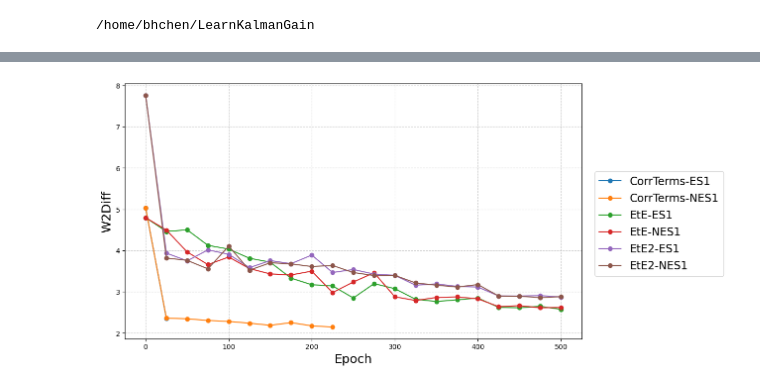
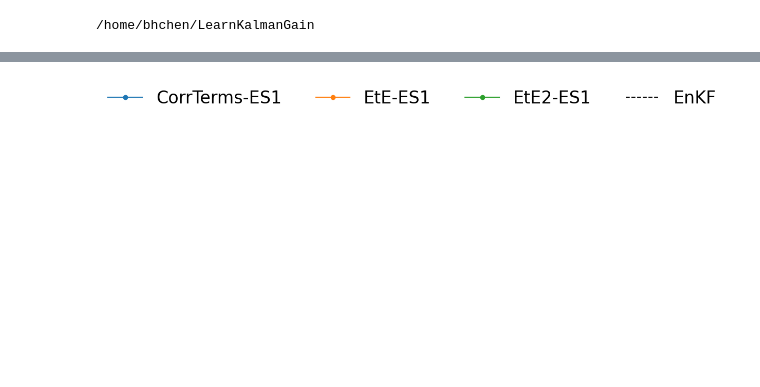
Before and after one commit to wispcarey/Proper-Scoring-Ensemble-Filter, a Jupyter notebook: test_notebooks/plot_linear.ipynb, the cells around one changed output, grey strips where cells are left out. Drawn from its saved outputs; the diff is of its cells as text; code cells hidden in the pictures; blank space fills up the shorter version.

```diff
--- a/test_notebooks/plot_linear.ipynb
+++ b/test_notebooks/plot_linear.ipynb
@@ -74,71 +74,49 @@ def parse_metrics_from_file(filepath):
     # Return the three lists containing the extracted values.
     return rrmse_list, rcrps_list, covdiff_list
 # %%
-# --- 1. Setup your experiment data ---
-# Define the folder and method names for your experiments.
-folder_names = ['2025-06-26_20-53linear_1_10_60_8192_es_joint_CorrTerms',
-                '2025-06-26_21-24linear_1_10_60_8192_nes_joint_CorrTerms',
-                '2025-06-26_22-32linear_1_10_60_8192_es_joint_EtE',
-                '2025-06-27_00-16linear_1_10_60_8192_nes_joint_EtE',
-                '2025-06-27_02-02linear_1_10_60_8192_es_joint_EtE2',
-                '2025-06-27_03-36linear_1_10_60_8192_nes_joint_EtE2'
-                ]
+EnKF_RRMSE = 0.605
+EnKF_RCRPS = 0.524
+EnKF_W2 = 2.055
 
-method_names = ['CorrTerms-ES1', 'CorrTerms-NES1',
-                'EtE-ES1', 'EtE-NES1',
-                'EtE2-ES1', 'EtE2-NES1'
-                ]
+folder_names = ['2025-06-28_21-46linear_1_10_60_8192_es_joint_CorrTerms',
+                '2025-06-28_21-46linear_1_10_60_8192_es_joint_EtE2',
+                '2025-06-28_21-46linear_1_10_60_8192_es_joint_EtE',
+               ]
 
-# Define the x-axis values (epochs).
-test_epochs = torch.arange(0, 501, 25)
+method_names = ['CorrTerms-ES1',
+                'EtE-ES1',
+                'EtE2-ES1',
+               ]
 
-# --- 2. Create the individual plots ---
-# Create three separate figures and axes, one for each metric.
+test_epochs = torch.arange(0, 1001, 25)
+
 fig_rrmse, ax_rrmse = plt.subplots(figsize=(10, 6))
 fig_rcrps, ax_rcrps = plt.subplots(figsize=(10, 6))
-fig_covdiff, ax_covdiff = plt.subplots(figsize=(10, 6))
 fig_w2diff, ax_w2diff = plt.subplots(figsize=(10, 6))
 
-# --- 3. Loop through files, parse data, and draw lines on all plots ---
-# Iterate through each folder and corresponding method name.
 for i, folder_name in enumerate(folder_names):
-    # Construct the full path to the output file.
     file_name = os.path.join('save', folder_name, 'training_records.pt')
     data = torch.load(file_name)
 
-    # Call the function to extract data from the file.
-    rrmse, rcrps, cov_diff, w2_diff = data.get('mean_rrmse'), data.get('mean_rcrps'), data.get('mean_cov_diff'), data.get('mean_w2_diff')
+    rrmse, rcrps, w2_diff = data.get('mean_rrmse'), data.get('mean_rcrps'), data.get('mean_w2_diff')
 
-    # Check if data was successfully extracted.
-    if not rrmse or not rcrps or not cov_diff:
+    if not rrmse or not rcrps or not w2_diff:
         print(f"Skipping plot for {folder_name} due to missing data.")
         continue
 
-    # Skip the first data point as in your original code.
-    # rrmse, rcrps, cov_diff = rrmse[1:], rcrps[1:], cov_diff[1:]
-
-    # Check if the length of the data matches the x-axis.
     if len(rrmse) != len(test_epochs):
         print(f"Warning: Data length mismatch for {folder_name}. Expected {len(test_epochs)} points, found {len(rrmse)}.")
         continue
 
-    # *** NEW: Apply a floor to the data for log scale plotting. ***
-    # As requested, any value smaller than 1e-3 will be set to 1e-3.
     floor_value = 1e-3
     rrmse = [max(val, floor_value) for val in rrmse]
     rcrps = [max(val, floor_value) for val in rcrps]
-    cov_diff = [max(val, floor_value) for val in cov_diff]
 
-    # Plot the processed data on the corresponding subplot (axes).
     ax_rrmse.plot(test_epochs, rrmse, marker='o', linestyle='-', label=method_names[i])
     ax_rcrps.plot(test_epochs, rcrps, marker='o', linestyle='-', label=method_names[i])
-    ax_covdiff.plot(test_epochs, cov_diff, marker='o', linestyle='-', label=method_names[i])
     ax_w2diff.plot(test_epochs, w2_diff, marker='o', linestyle='-', label=method_names[i])
 
-# --- 4. Customize the individual plots ---
-
-# Customize RRMSE Plot
-# ax_rrmse.set_title('RRMSE vs. Epochs', fontsize=14)
+ax_rrmse.axhline(y=EnKF_RRMSE, color='k', linestyle='--', label='EnKF')
 ax_rrmse.set_ylabel('RRMSE (log scale)', fontsize=18)
 ax_rrmse.set_xlabel('Epoch', fontsize=18)
 ax_rrmse.grid(True, which="both", linestyle='--', alpha=0.6)
@@ -146,8 +124,7 @@ ax_rrmse.set_yscale('log')
 fig_rrmse.tight_layout()
 fig_rrmse.legend(loc='center left', bbox_to_anchor=(1, 0.5), fontsize=16)
 
-# Customize RCRPS Plot
-# ax_rcrps.set_title('RCRPS vs. Epochs', fontsize=14)
+ax_rcrps.axhline(y=EnKF_RCRPS, color='k', linestyle='--', label='EnKF')
 ax_rcrps.set_ylabel('RCRPS (log scale)', fontsize=18)
 ax_rcrps.set_xlabel('Epoch', fontsize=18)
 ax_rcrps.grid(True, which="both", linestyle='--', alpha=0.6)
@@ -155,41 +132,17 @@ ax_rcrps.set_yscale('log')
 fig_rcrps.tight_layout()
 fig_rcrps.legend(loc='center left', bbox_to_anchor=(1, 0.5), fontsize=16)
 
-# ax_covdiff.set_title('CovDiff vs. Epochs', fontsize=14)
-ax_covdiff.set_ylabel('CovDiff', fontsize=18)
-ax_covdiff.set_xlabel('Epoch', fontsize=18)
-ax_covdiff.grid(True, which="both", linestyle='--', alpha=0.6)
-# ax_covdiff.set_yscale('log')
-fig_covdiff.tight_layout()
-fig_covdiff.legend(loc='center left', bbox_to_anchor=(1, 0.5), fontsize=16)
-
+ax_w2diff.axhline(y=EnKF_W2, color='k', linestyle='--', label='EnKF')
 ax_w2diff.set_ylabel('W2Diff', fontsize=18)
 ax_w2diff.set_xlabel('Epoch', fontsize=18)
 ax_w2diff.grid(True, which="both", linestyle='--', alpha=0.6)
-# ax_covdiff.set_yscale('log')
 fig_w2diff.tight_layout()
 fig_w2diff.legend(loc='center left', bbox_to_anchor=(1, 0.5), fontsize=16)
 
+handles, labels = ax_rrmse.get_legend_handles_labels()
+fig_legend, ax_legend = plt.subplots(figsize=(12, 0.3))
+ax_legend.axis('off')
+fig_legend.legend(handles, labels, loc='center', ncol=len(method_names) + 1, fontsize=24, frameon=False)
 
-
-# --- 5. Create a separate figure for the legend ---
-
-# Get handles and labels from one of the plots (e.g., RRMSE plot)
-handles, labels = ax_rrmse.get_legend_handles_labels()
-
-# Create a new figure specifically for the legend.
-# The figsize is chosen to be wide and short to fit the legend horizontally.
-fig_legend, ax_legend = plt.subplots(figsize=(12, 0.3))
-
-# Turn off the axis for the legend figure
-ax_legend.axis('off')
-
-# Create the legend in the center of the figure.
-# We use fig_legend.legend() to attach it to the figure, not the (hidden) axes.
-fig_legend.legend(handles, labels, loc='center', ncol=len(method_names), fontsize=24, frameon=False)
-
-
-# --- 6. Show all the plots ---
-# This will display all four figures: 3 data plots and 1 legend.
 plt.show()
 # %% [output]
@@ -199 +152 @@ plt.show()
-[figure, old version]
+[figure, new version]
```
Also changed, not shown: parts of 5 cells of this notebook, 8 other files.
